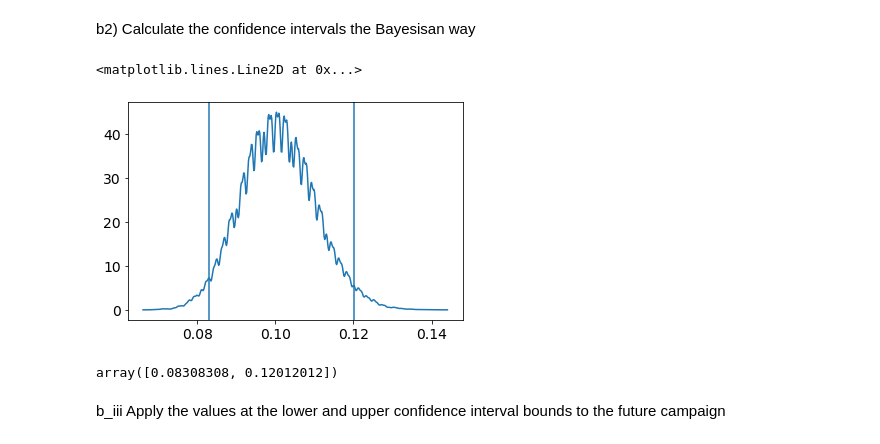
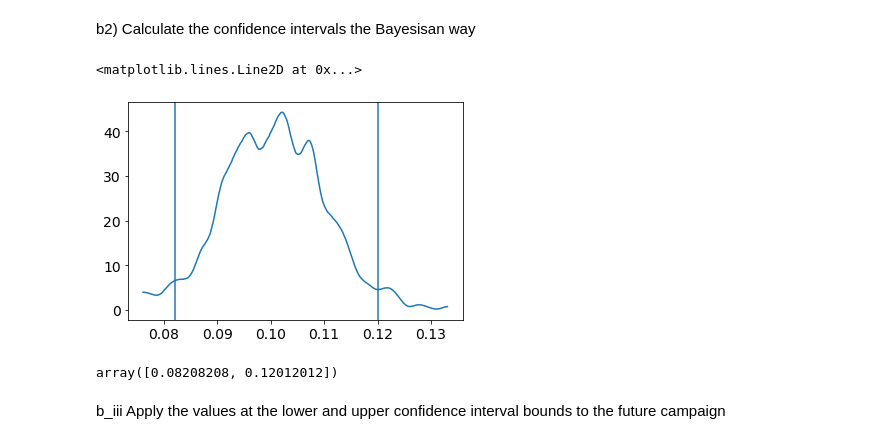
Before and after one commit to steed360/3D-Graphics, a Jupyter notebook: Estimate_Uncertain_In_Future_Campaign_Responses.ipynb, the cells around one changed output. Drawn from its saved outputs; the diff is of its cells as text; code cells hidden in the pictures.

```diff
--- a/Estimate_Uncertain_In_Future_Campaign_Responses.ipynb
+++ b/Estimate_Uncertain_In_Future_Campaign_Responses.ipynb
@@ -84,31 +84,33 @@ b2) Calculate the confidence intervals the Bayesisan way
 # %%
 # Calculate the 90% confidence interval.
 # Firstly do it the Bayesian Analysis way.
 
 # Get 1000 samples from the above distribution
-samples = np.random.choice(p_grid, p=posterior, size=int(1e5), replace=True)
+
+#samples_b = np.random.choice(p_grid, p=posterior, size=int(1e5), replace=True)
+samples_b = np.random.choice(p_grid, p=posterior, size=New_Campaign_Size, replace=True)
 
 # If you have samples the confidence intervals are just percentiles.
-lstCI_b = np.percentile (samples, [2.5,97.5])
+lstCI_b = np.percentile (samples_b, [2.5,97.5])
 
-az.plot_kde ( samples)
+az.plot_kde ( samples_b)
 plt.axvline (lstCI_b[0] )
 plt.axvline (lstCI_b[1] )
 
 # The figures below are the upper and lower bounds that the population response_rate could be (if IID)
 # The interval is also shown on the chart.
 # The chart is a simulation from the sampling distribution. You could use this in a violin plot as well of course.
 # %% [output]
 <matplotlib.lines.Line2D at 0x...>
-[figure, old version]
+[figure, new version]
 # %%
 # Here is the 95% confidence interval (which is the same using the school book method)
 
 # If you have samples the confidence intervals are just percentiles.
-lstCI_b = np.percentile (samples, [2.5,97.5])
+lstCI_b = np.percentile (samples_b, [2.5,97.5])
 lstCI_b
 # %% [output]
-array([0.08308308, 0.12012012])
+array([0.08208208, 0.12012012])
 # %% [markdown]
 b_iii Apply the values at the lower and upper confidence interval bounds to the future campaign
 # %%
```
Also changed, not shown: parts of 13 cells of this notebook.
